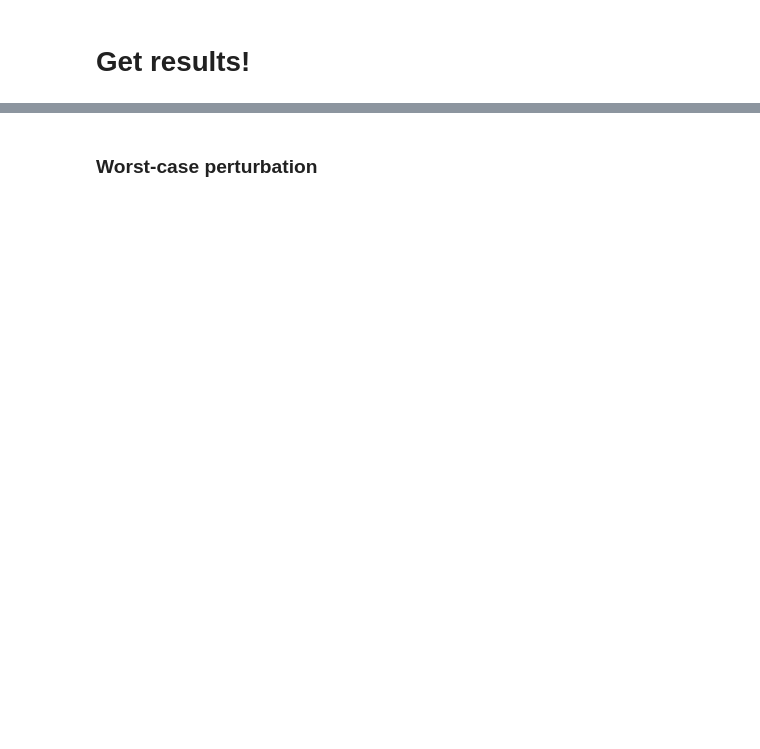
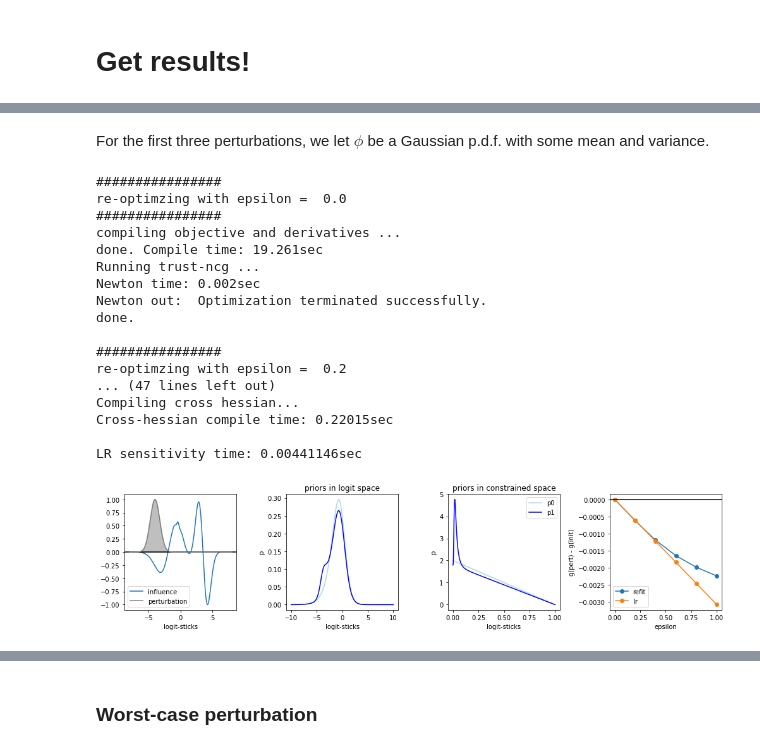
Before and after one commit to Runjing-Liu120/BNPStickBreakingSensitivity, a Jupyter notebook: GMM_clustering/jupyter/main_functional_sensitivity.ipynb, the cells around one changed output, grey strips where cells are left out. Saved outputs shown, nothing was run; the diff lists cells and outputs as text; code cells hidden in the pictures; blank space fills up the shorter version.

```diff
--- a/GMM_clustering/jupyter/main_functional_sensitivity.ipynb
+++ b/GMM_clustering/jupyter/main_functional_sensitivity.ipynb
@@ -425,17 +295,19 @@ def run_analysis(f_obj):
     ###################
     # get refit results
     ###################
-    vb_refit_list, refit_time_vec = get_refit_results(f_obj, epsilon_vec)
+    # get re-fitted vb parameters
+    vb_refit_list = get_refit_results(f_obj, epsilon_vec)
 
-    # get posterior statistic
+    # get posterior statistic at re-fitted vb params
     refit_g_vec = result_loading_utils.get_post_stat_vec(g, vb_refit_list)
 
     ###################
     # get lr results
     ###################
-    lr_g_vec, hess_solve_time, lr_time_vec = get_lr_derivatives(f_obj, epsilon_vec, False)
+    # posterior statistic with our linear approximation
+    lr_g_vec = get_lr_derivatives(f_obj, epsilon_vec, False)
 
-    return refit_g_vec, refit_time_vec, lr_g_vec, hess_solve_time, lr_time_vec, epsilon_vec
+    return refit_g_vec, lr_g_vec, epsilon_vec
 # %%
 def plot_results(refit_g_vec, lr_g_vec, epsilon_vec, f_obj):
 
@@ -542,0 +401,2 @@ def run_all_and_save(f_obj, outfile):
+# %% [markdown]
+For the first three perturbations, we let $\phi$ be a Gaussian p.d.f. with some mean and variance.
@@ -542,0 +406,29 @@ def run_all_and_save(f_obj, outfile):
+# %%
+log_phi_gauss1 = lambda x : gaussian_pert(x, loc = -4, scale = 0.75)
+
+f_obj_gauss1 = func_sens_lib.FunctionalPerturbationObjective(log_phi_gauss1,
+                                                          vb_params_paragami,
+                                                          gh_loc = gh_loc,
+                                                          gh_weights = gh_weights,
+                                                          stick_key = 'stick_params')
+
+run_all_and_save(f_obj_gauss1)
+# %% [output]
+################
+re-optimzing with epsilon =  0.0
+################
+compiling objective and derivatives ...
+done. Compile time: 19.261sec
+Running trust-ncg ...
+Newton time: 0.002sec
+Newton out:  Optimization terminated successfully.
+done.
+
+################
+re-optimzing with epsilon =  0.2
+... (47 lines left out)
+Compiling cross hessian...
+Cross-hessian compile time: 0.22015sec
+
+LR sensitivity time: 0.00441146sec
+[figure, added]
```
Also changed, not shown: parts of 62 cells of this notebook, 1 other file.
